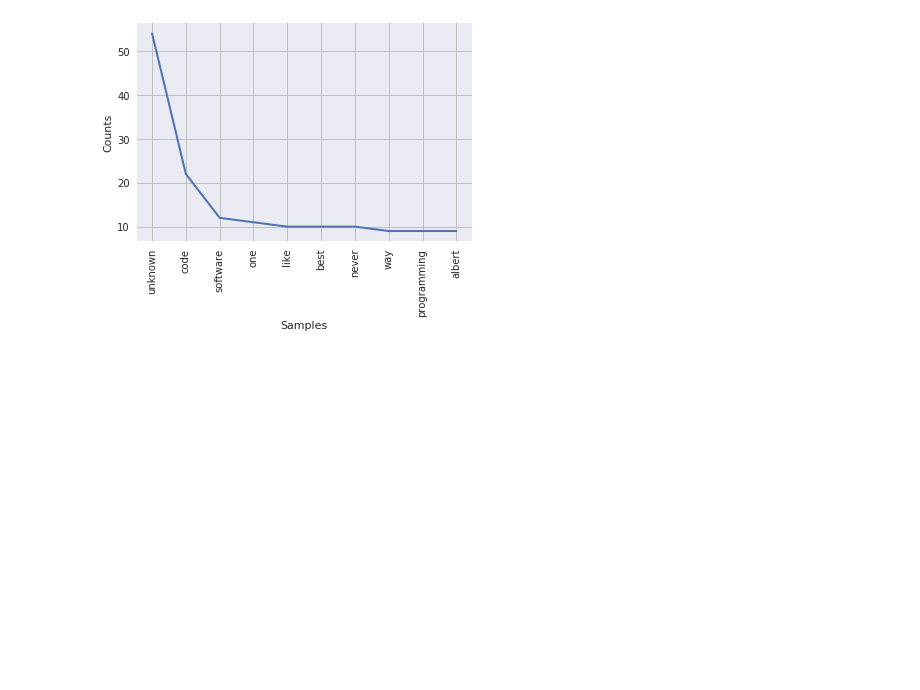
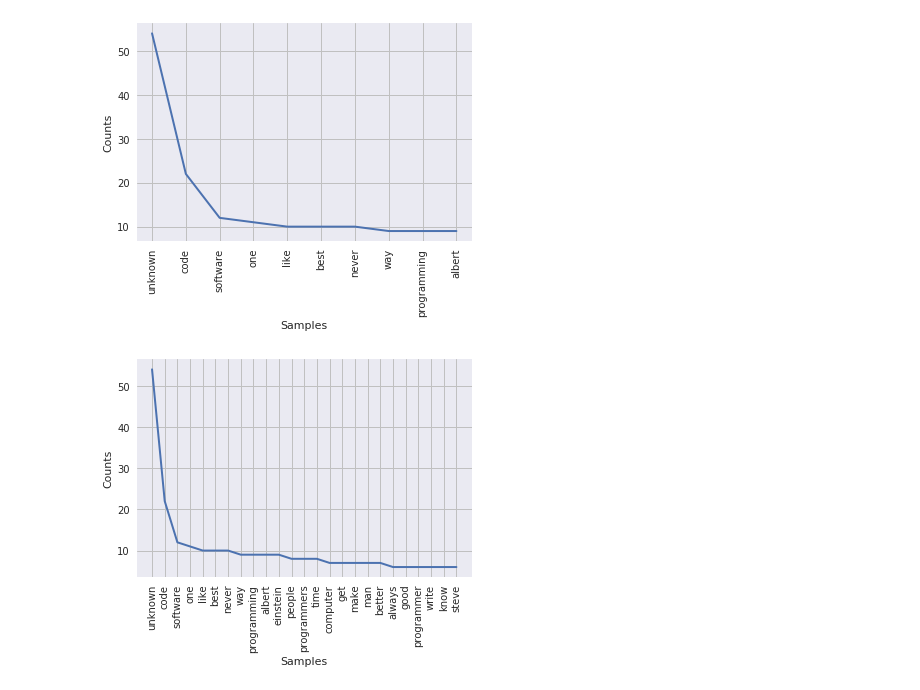
Before and after one commit to negikaran7/DATACAMP, a Jupyter notebook: Scraping_quotesForDevelopers.ipynb, the cells around one changed output. Saved outputs shown, nothing was run; the diff lists cells and outputs as text; code cells hidden in the pictures; blank space fills up the shorter version.

```diff
--- a/Scraping_quotesForDevelopers.ipynb
+++ b/Scraping_quotesForDevelopers.ipynb
@@ -228,3 +198,7 @@ freqdist1 = nltk.FreqDist(words_ns)
 freqdist1.plot(10)
 # %% [output]
 [figure]
+# %%
+freqdist1.plot(25)
+# %% [output]
+[figure, added]
```
Also changed, not shown: parts of 3 cells of this notebook.
